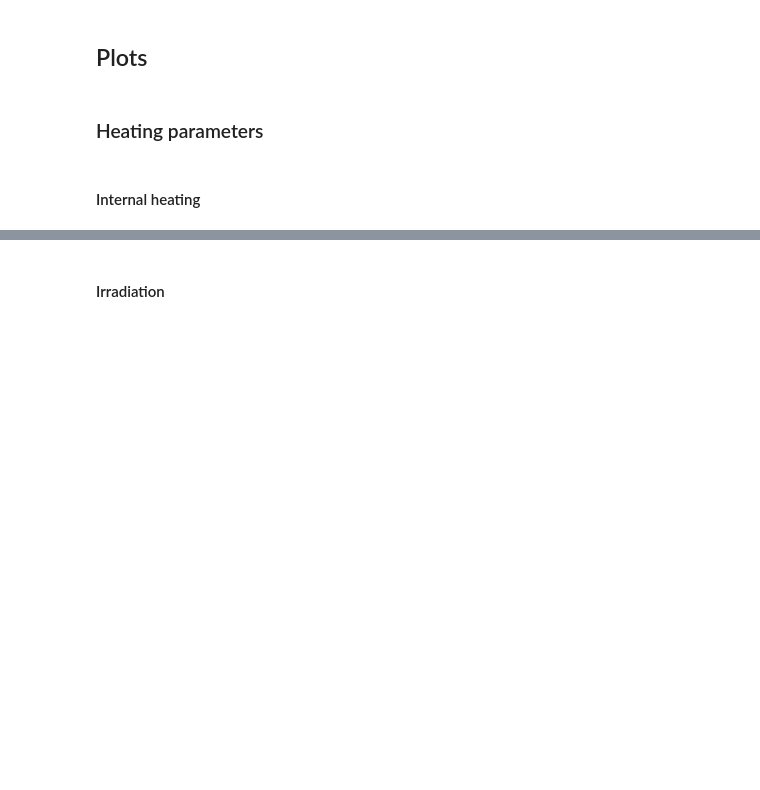
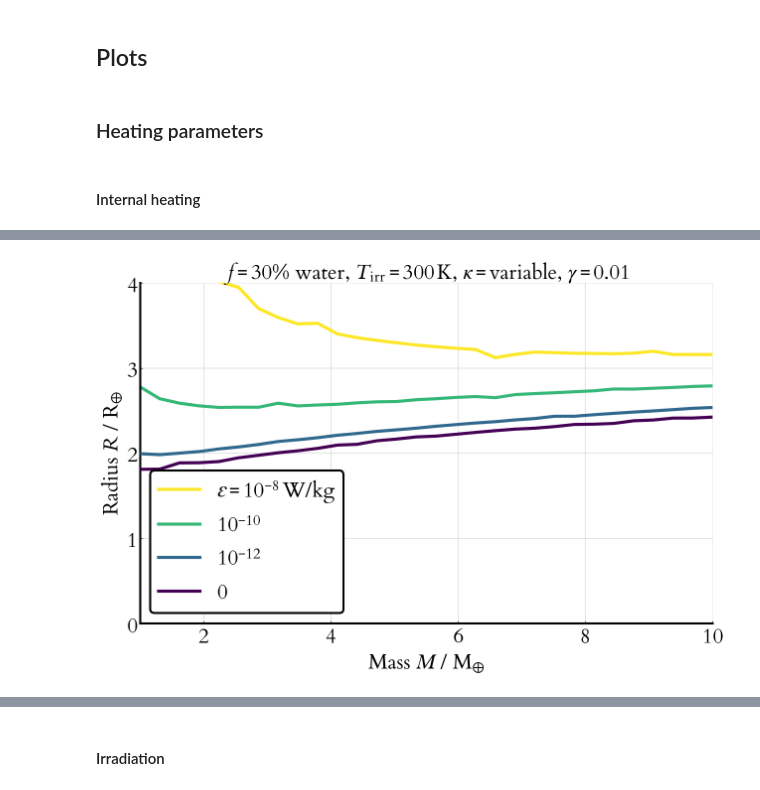
Before and after one commit to swt30/thesis, a Jupyter notebook: chapters/04-heating/04-heating-plots.ipynb, the cells around one changed output, grey strips where cells are left out. Saved outputs shown, nothing was run; the diff lists cells and outputs as text; code cells hidden in the pictures; blank space fills up the shorter version.

Commit message:
Chapter 4 text and plot updates

```diff
--- a/chapters/04-heating/04-heating-plots.ipynb
+++ b/chapters/04-heating/04-heating-plots.ipynb
@@ -21,20 +40,20 @@ using JLD
 datadir = "figdata/generated/"
 
 "Save a dictionary of values into a JLD file"
-function savefigdata(id, datadict)
-    filename = joinpath(datadir, id) * ".jld"
+function savefigdata(source, id, datadict)
+    filename = joinpath(datadir, source, id) * ".jld"
     save(filename, datadict)
 end
 
 "Load a dictionary of values from a JLD file"
-function loadfigdata(id)
-    filename = joinpath(datadir, id) * ".jld"
+function loadfigdata(source, id)
+    filename = joinpath(datadir, source, id) * ".jld"
     load(filename)
 end
 
 # Common plotting options
-xaxis=(L"Mass $M$ / M$_⊕$", (0.5, 10))
-yaxis=(L"Radius $R$ / R$_⊕$", (0, 3))
+xaxis=(L"Mass $M$ / M$_⊕$", (1, 10))
+yaxis=(L"Radius $R$ / R$_⊕$", (0, 4))
 
 # Write a number like 10000 as 10^5 in LaTeX
 function latex_power(x)
@@ -53,6 +72,10 @@ end
 function addsym!(labels, symbol, n=1)
     l = labels[n]
     labels[n] = latexstring("\$$symbol = \$$l")
+end
+
+function isconstant(κ::Onion.Opacity)
+    κ.α == 0 && κ.β == 0
 end
 
 # Convert parameter values into a title string
@@ -75,8 +98,12 @@ function parvalues(str, d)
     )
 
 
-    if d["κ0"] == nothing
+    if d["κ0"] in (Onion.water_opacity, nothing)
         replacements["κ0"] = "variable"
+    end
+
+    if d["κ0"] isa Onion.Opacity && isconstant(d["κ0"])
+        replacements["κ0"] = "$(trunc(Int,κ0.C))" * L"$\,$m$^2$/kg"
     end
 
     for (s, r) in replacements
@@ -655,16 +530,17 @@ WARNING: Method definition grid_error() in module Main at In[67]:2 overwritten a
 #### Internal heating
 # %%
 autofig("internal-heat", Normal) do
-    d = loadfigdata("internal-heat")
+    d = loadfigdata("onion", "internal-heat")
     colors = seqcolors(:viridis, length(d["ɛs"])) |> reverse
 
     let ɛs = d["ɛs"], Ms = d["Ms"], Rs = d["Rs"]
-        labels = latex_power.(ɛs')
+        labels = latex_power.(ɛs) |>
+            x -> reshape(x, (1, :))
         addunit!(labels, "W/kg")
         addsym!(labels, "ɛ")
         title = parvalues(L"$f=$f0, $T_\mathrm{irr}=$Tirr0, $κ=$κ0, $γ=$γ0", d)
 
-        plot(Ms/M_earth, Rs/R_earth, label=labels, xaxis=xaxis, yaxis=yaxis, title=title, palette=colors)
+        plot(Ms/M_earth, Rs/R_earth, labels = labels, xaxis=xaxis, yaxis=yaxis, title=title, palette=colors)
     end
-end
+end;
 # %% [output]
@@ -672,2 +547,3 @@ end
+[figure, added]
 # %%
 autofig("internal-heat-profiles", Normal, vscale=2) do
```
Also changed, not shown: parts of 31 cells of this notebook, 8 other files.
